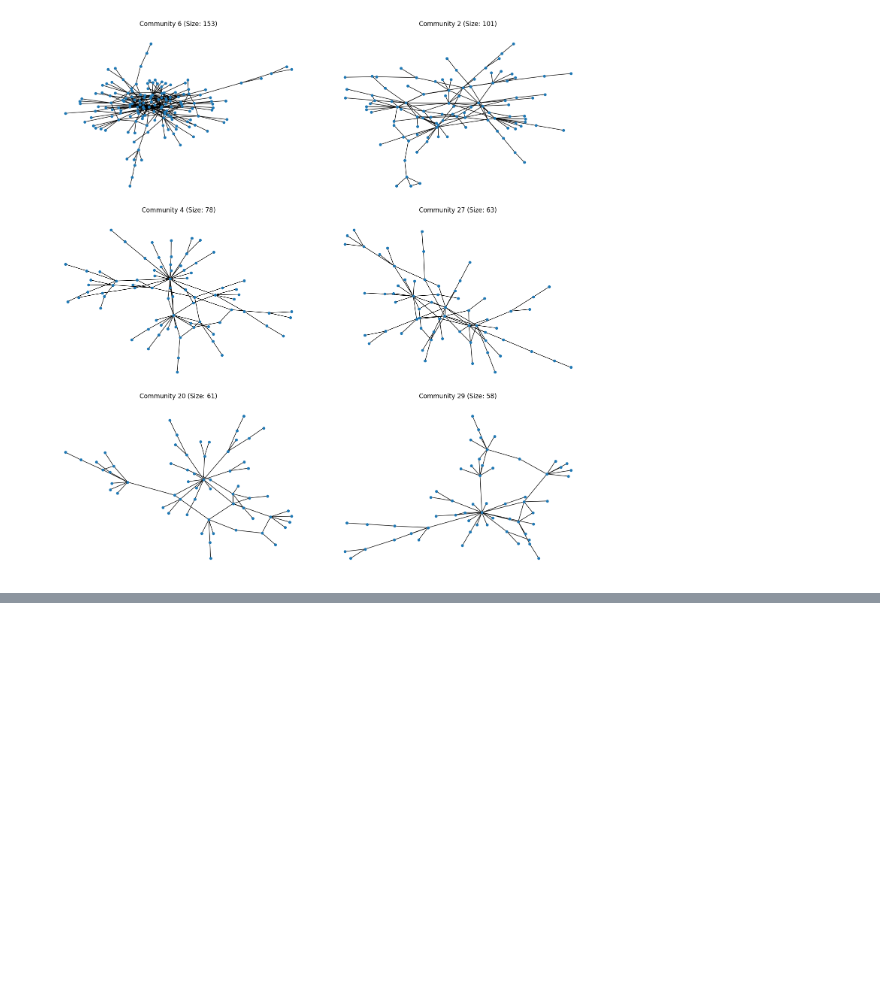
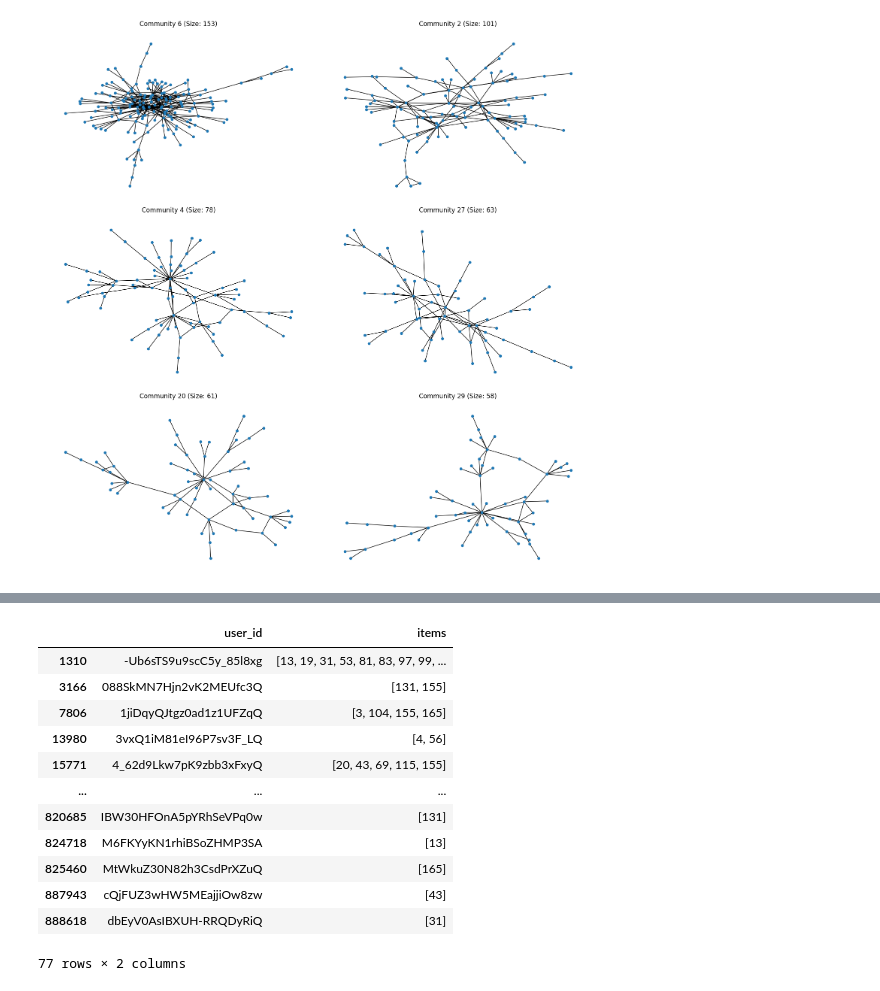
Before and after one commit to Cerlog/02807-project, a Jupyter notebook: merged.ipynb, the cells around one changed output, grey strips where cells are left out. Saved outputs shown, nothing was run; the diff lists cells and outputs as text; code cells hidden in the pictures; blank space fills up the shorter version.

```diff
--- a/merged.ipynb
+++ b/merged.ipynb
@@ -336,0 +349,4 @@ plt.show()
+# %%
+community_6 = communities[communities['community'] == 1]
+# %%
+community_6 = community_6['user_id']
@@ -336,0 +376,16 @@ plt.show()
+# %%
+community_6_baskets_liked
+# %% [output]
+|  | user_id | items |
+| 1310 | -Ub6sTS9u9scC5y_85l8xg | [13, 19, 31, 53, 81, 83, 97, 99, ... |
+| 3166 | 088SkMN7Hjn2vK2MEUfc3Q | [131, 155] |
+| 7806 | 1jiDqyQJtgz0ad1z1UFZqQ | [3, 104, 155, 165] |
+| 13980 | 3vxQ1iM81eI96P7sv3F_LQ | [4, 56] |
+| 15771 | 4_62d9Lkw7pK9zbb3xFxyQ | [20, 43, 69, 115, 155] |
+| ... | ... | ... |
+| 820685 | IBW30HFOnA5pYRhSeVPq0w | [131] |
+| 824718 | M6FKYyKN1rhiBSoZHMP3SA | [13] |
+| 825460 | MtWkuZ30N82h3CsdPrXZuQ | [165] |
+| 887943 | cQjFUZ3wHW5MEajjiOw8zw | [43] |
+| 888618 | dbEyV0AsIBXUH-RRQDyRiQ | [31] |
+77 rows × 2 columns
```
Also changed, not shown: parts of 17 cells of this notebook, 4 other files.
